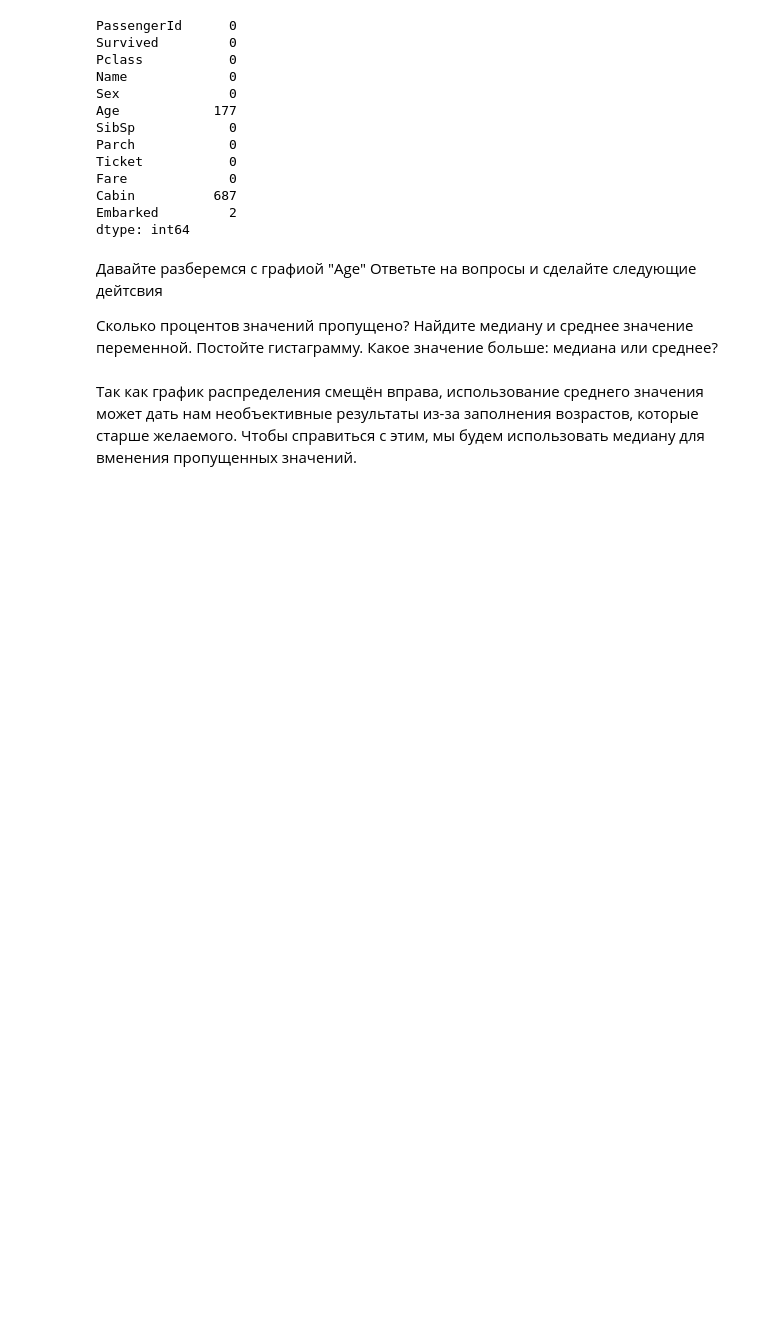
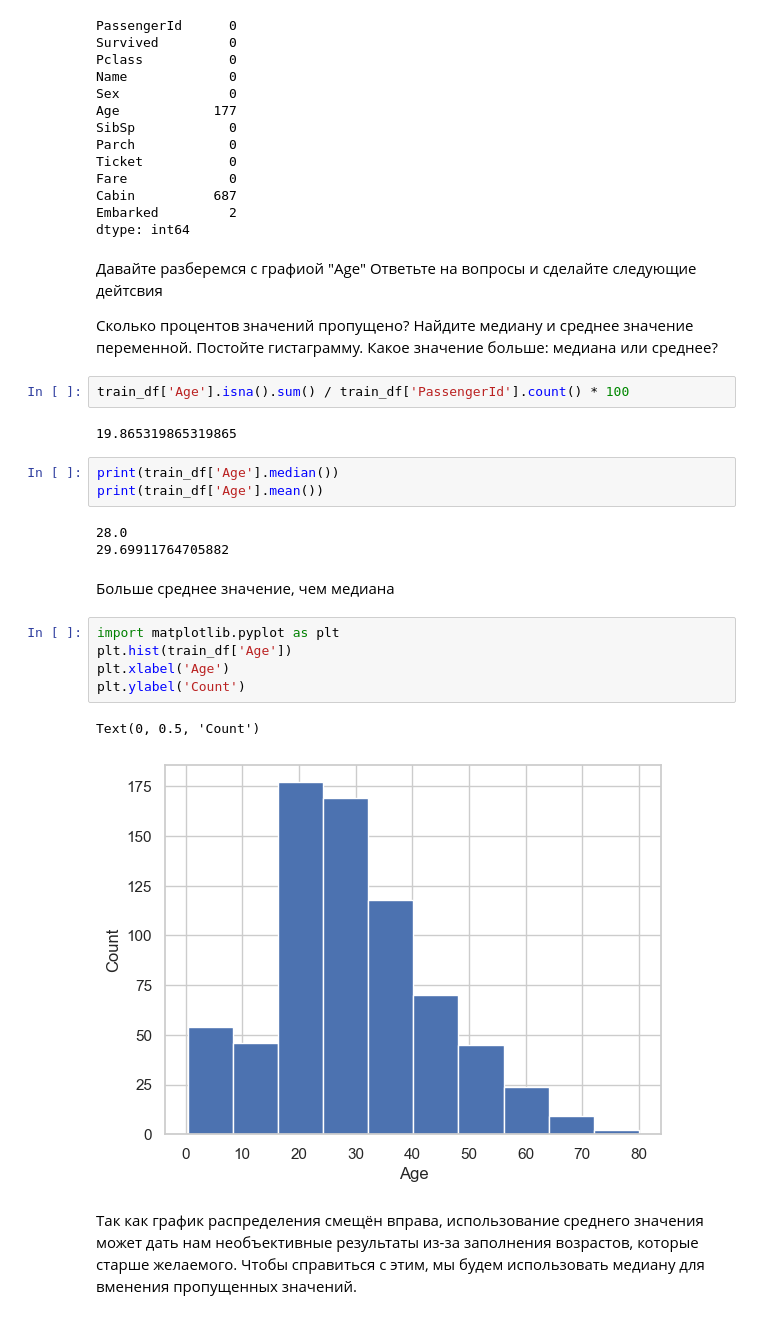
Before and after one commit to mosevaa/data_mining, a Jupyter notebook: lab3/Lab3.ipynb, the cells around one changed output. Cells and saved outputs as stored; diff of their text form; blank space fills up the shorter version.

```diff
--- a/lab3/Lab3.ipynb
+++ b/lab3/Lab3.ipynb
@@ -56,6 +65,26 @@ dtype: int64
 Найдите медиану и среднее значение переменной.
 Постойте гистаграмму.
 Какое значение больше: медиана или среднее?
+# %%
+train_df['Age'].isna().sum() / train_df['PassengerId'].count() * 100
+# %% [output]
+19.865319865319865
+# %%
+print(train_df['Age'].median())
+print(train_df['Age'].mean())
+# %% [output]
+28.0
+29.69911764705882
+# %% [markdown]
+Больше среднее значение, чем медиана
+# %%
+import matplotlib.pyplot as plt
+plt.hist(train_df['Age'])
+plt.xlabel('Age')
+plt.ylabel('Count')
+# %% [output]
+Text(0, 0.5, 'Count')
+[figure, added]
 # %% [markdown]
 Так как график распределения смещён вправа, использование среднего значения может дать нам необъективные результаты из-за заполнения возрастов, которые старше желаемого. Чтобы справиться с этим, мы будем использовать медиану для вменения пропущенных значений.
 # %% [markdown]
```
Also changed, not shown: parts of 29 cells of this notebook.
